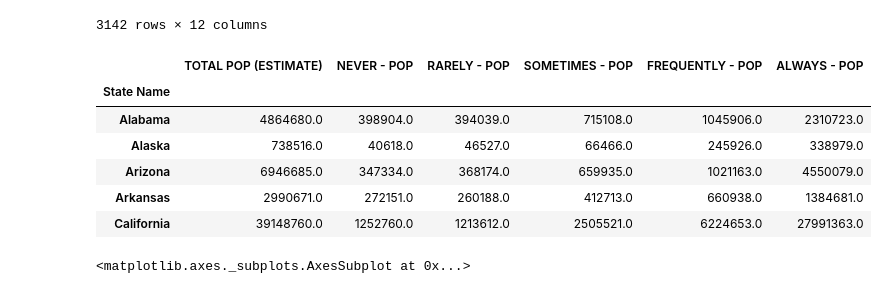
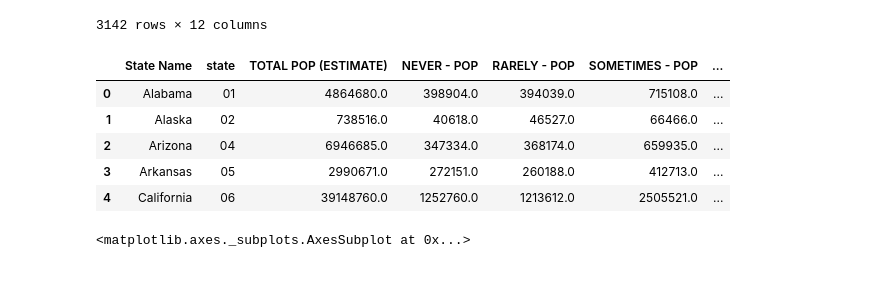
Before and after one commit to havyjavy/Healthcare-and-Covid-19, a Jupyter notebook: CensusData/Census_TotalPopulation.ipynb, the cells around one changed output. Saved outputs shown, nothing was run; the diff lists cells and outputs as text; code cells hidden in the pictures.

Commit message:
Added Census, NY Times mask usage data, and Covid-19 data.

```diff
--- a/CensusData/Census_TotalPopulation.ipynb
+++ b/CensusData/Census_TotalPopulation.ipynb
@@ -148,27 +148,27 @@ nytimesmask_census
 | 3141 | 56045 | 0.142 | 0.129 | 0.148 | 0.207 | 0.374 | Weston County, Wyoming | 56 | 045 | ... |
 3142 rows × 12 columns
 # %%
-nytimesmaskcensus_grouped = nytimesmask_census.groupby(['State Name'])
+nytimesmaskcensus_grouped = nytimesmask_census.groupby(['State Name', 'state'])
 # nytimesmaskcensus_grouped.count()
 nytimesmaskcensus_mean = round(nytimesmaskcensus_grouped.mean(), 3)
 nytimesmaskcensus_sum = nytimesmaskcensus_grouped.sum()
 nytimesmaskcensus_sum
 nytimesmaskcensus_stats = nytimesmaskcensus_mean.drop(columns='Estimate!!Total')
 
 nytimesmaskcensus_stats_pop = pd.DataFrame()
 nytimesmaskcensus_stats_pop['TOTAL POP (ESTIMATE)'] = nytimesmaskcensus_sum['Estimate!!Total']
 nytimesmaskcensus_stats_pop['NEVER - POP'] = round(nytimesmaskcensus_stats['NEVER'] * nytimesmaskcensus_stats_pop['TOTAL POP (ESTIMATE)'], 0)
 nytimesmaskcensus_stats_pop['RARELY - POP'] = round(nytimesmaskcensus_stats['RARELY'] * nytimesmaskcensus_stats_pop['TOTAL POP (ESTIMATE)'], 0)
 nytimesmaskcensus_stats_pop['SOMETIMES - POP'] = round(nytimesmaskcensus_stats['SOMETIMES'] * nytimesmaskcensus_stats_pop['TOTAL POP (ESTIMATE)'], 0)
 nytimesmaskcensus_stats_pop['FREQUENTLY - POP'] = round(nytimesmaskcensus_stats['FREQUENTLY'] * nytimesmaskcensus_stats_pop['TOTAL POP (ESTIMATE)'], 0)
 nytimesmaskcensus_stats_pop['ALWAYS - POP'] = round(nytimesmaskcensus_stats['ALWAYS'] * nytimesmaskcensus_stats_pop['TOTAL POP (ESTIMATE)'], 0)
+nytimesmaskcensus_stats_pop = nytimesmaskcensus_stats_pop.reset_index()
 nytimesmaskcensus_stats_pop.head()
 # %% [output]
-|  | TOTAL POP (ESTIMATE) | NEVER - POP | RARELY - POP | SOMETIMES - POP | FREQUENTLY - POP | ALWAYS - POP |
-| State Name |  |  |  |  |  |  |
-| Alabama | 4864680.0 | 398904.0 | 394039.0 | 715108.0 | 1045906.0 | 2310723.0 |
-| Alaska | 738516.0 | 40618.0 | 46527.0 | 66466.0 | 245926.0 | 338979.0 |
-| Arizona | 6946685.0 | 347334.0 | 368174.0 | 659935.0 | 1021163.0 | 4550079.0 |
-| Arkansas | 2990671.0 | 272151.0 | 260188.0 | 412713.0 | 660938.0 | 1384681.0 |
-| California | 39148760.0 | 1252760.0 | 1213612.0 | 2505521.0 | 6224653.0 | 27991363.0 |
+|  | State Name | state | TOTAL POP (ESTIMATE) | NEVER - POP | RARELY - POP | SOMETIMES - POP | ... |
+| 0 | Alabama | 01 | 4864680.0 | 398904.0 | 394039.0 | 715108.0 | ... |
+| 1 | Alaska | 02 | 738516.0 | 40618.0 | 46527.0 | 66466.0 | ... |
+| 2 | Arizona | 04 | 6946685.0 | 347334.0 | 368174.0 | 659935.0 | ... |
+| 3 | Arkansas | 05 | 2990671.0 | 272151.0 | 260188.0 | 412713.0 | ... |
+| 4 | California | 06 | 39148760.0 | 1252760.0 | 1213612.0 | 2505521.0 | ... |
 # %%
```
Also changed, not shown: parts of 6 cells of this notebook, 1 other file.
